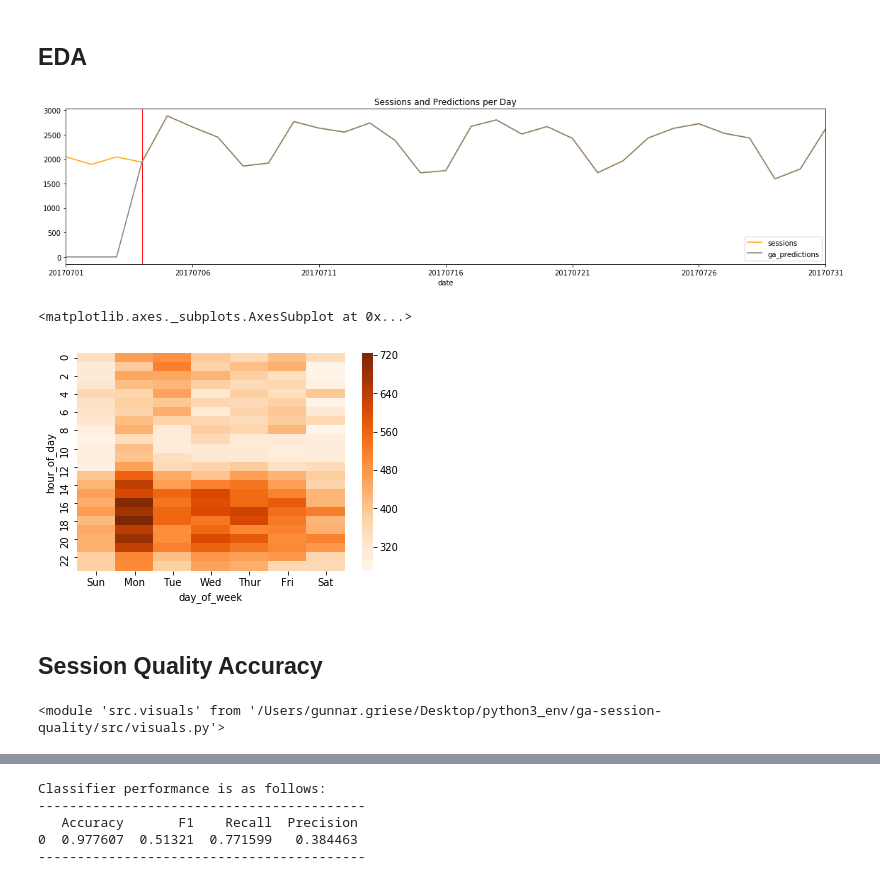
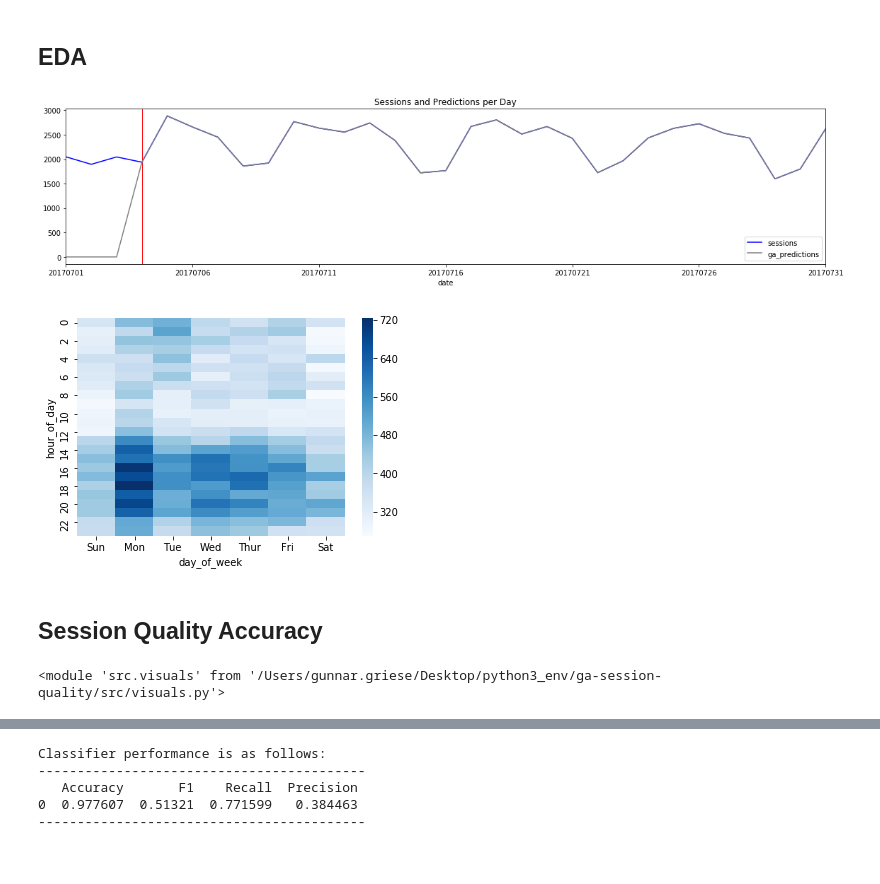
Before and after one commit to GunnarGriese/ga-session-quality, a Jupyter notebook: session-quality-assessment.ipynb, the cells around one changed output, grey strips where cells are left out. Cells and saved outputs as stored; diff of their text form; code cells hidden in the pictures.

```diff
--- a/session-quality-assessment.ipynb
+++ b/session-quality-assessment.ipynb
@@ -103,13 +116,15 @@ df.describe()
 timeline = df.groupby("date").agg({"session_id":"count", "ga_pred":"count"}).reset_index()
 timeline.columns = ["date", "sessions", "ga_predictions"]
 # %%
+# Plot the timeline
 timeline.plot(x="date",
               y=["sessions", "ga_predictions"],
               figsize=(16,4),
               title="Sessions and Predictions per Day",
-             color=["orange", "grey"])
+             color=["blue", "grey"])
 plt.axvspan(3, 3, color='red', alpha=1);
 plt.tight_layout();
+plt.savefig("img/pred_timeline.png")
 # %% [output]
-[figure, old version]
+[figure, new version]
 # %%
@@ -116,14 +132,16 @@ plt.tight_layout();
 heatmap = df[['hour_of_day', 'day_of_week']].reset_index().drop(['index'], axis=1).groupby(['hour_of_day', 'day_of_week'], axis=0).size().unstack()
 # %%
-sns.heatmap(heatmap, cmap='Oranges', xticklabels=['Sun', 'Mon', 'Tue', 'Wed', 'Thur', 'Fri', 'Sat'])
+# Plot the amount of sessions per day per hour
+sns.heatmap(heatmap, cmap='Blues', xticklabels=['Sun', 'Mon', 'Tue', 'Wed', 'Thur', 'Fri', 'Sat'])
+plt.savefig("img/heatmap.png")
 # %% [output]
-<matplotlib.axes._subplots.AxesSubplot at 0x...>
-[figure, old version]
+[figure, new version]
 # %% [markdown]
 ## Session Quality Accuracy
-# %%
-import importlib
-importlib.reload(v)
-# %% [output]
-<module 'src.visuals' from '/Users/gunnar.griese/Desktop/python3_env/ga-session-quality/src/visuals.py'>
+# %%
+# Run in order to reload helper files (directory /src)
+import importlib
+importlib.reload(v)
+# %% [output]
+<module 'src.visuals' from '/Users/gunnar.griese/Desktop/python3_env/ga-session-quality/src/visuals.py'>
 # %%
```
Also changed, not shown: parts of 19 cells of this notebook, 5 other files.
